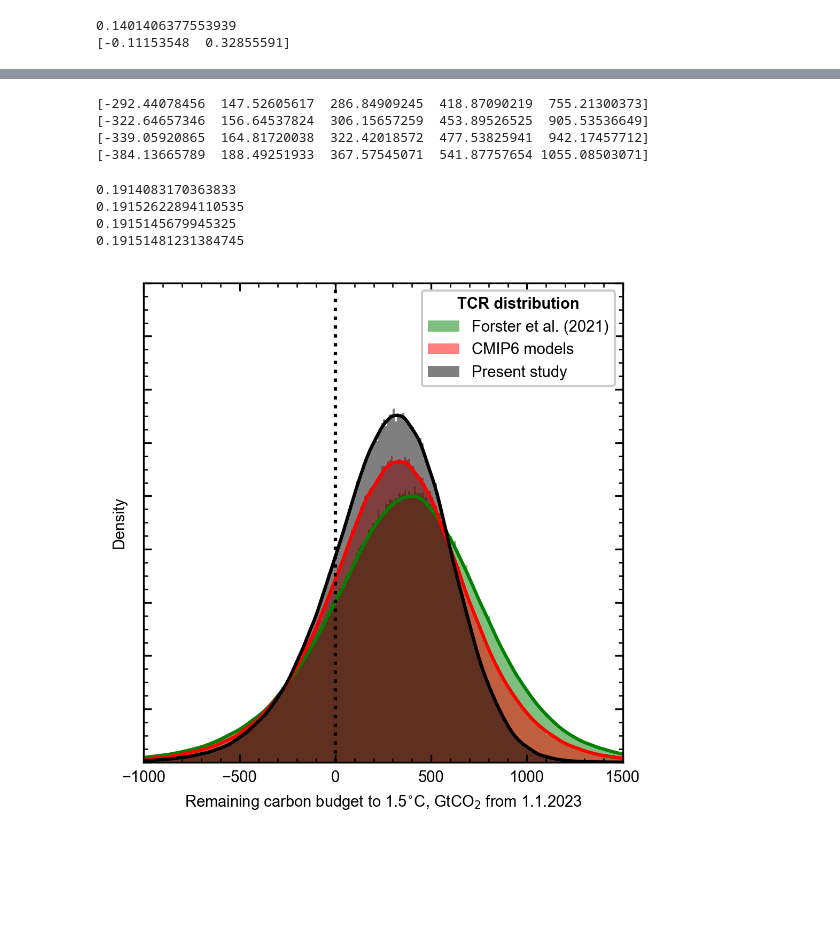
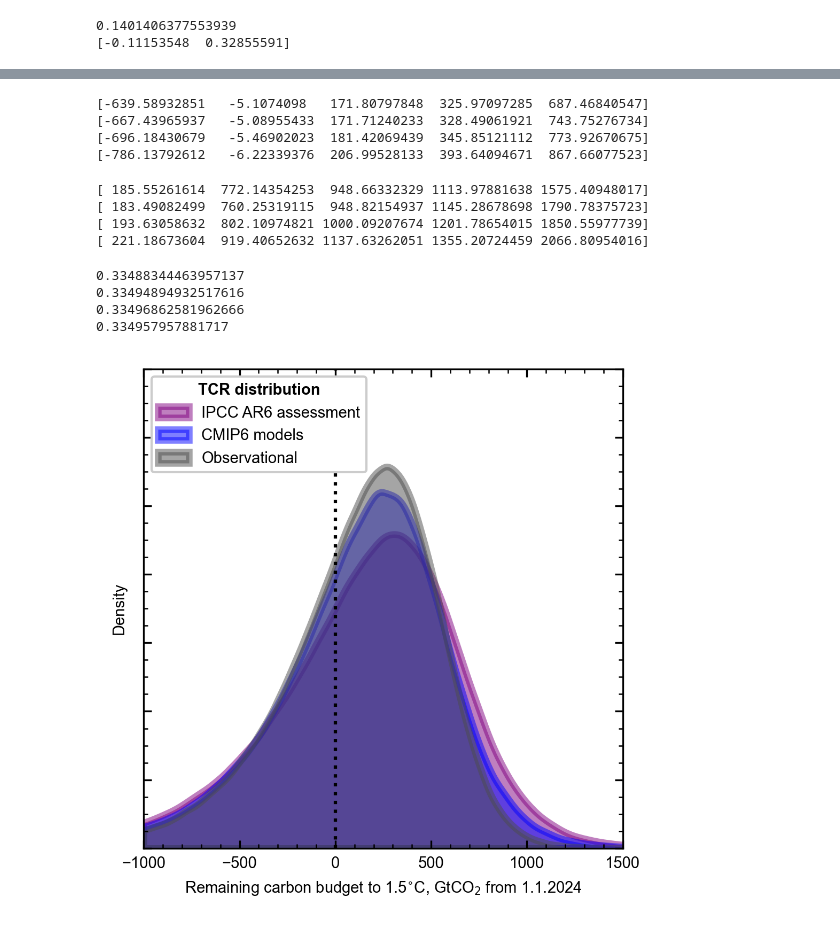
Before and after one commit to chrisroadmap/storelvmo-2025, a Jupyter notebook: notebooks/carbon_budget_calculations.ipynb, the cells around one changed output, grey strips where cells are left out. Drawn from its saved outputs; the diff is of its cells as text; code cells hidden in the pictures; blank space fills up the shorter version.

```diff
--- a/notebooks/carbon_budget_calculations.ipynb
+++ b/notebooks/carbon_budget_calculations.ipynb
@@ -24,5 +16,6 @@ please provide us feedback at https://github.com/pandas-dev/pandas/issues/54466
 # %%
-Z95 = st.norm.ppf(0.95)  # 90% range
+Z95 = st.norm.ppf(0.95)  # 90% range around central
+Z97_5 = st.norm.ppf(0.975)  # 95% range around central
 # %%
 models = {
     'UKESM1-0-LL'  :  np.array([0.57,   2.79,   3.151564051]),
@@ -157,8 +150,11 @@ rcb(T_lim, T_anth, f_nc, 2)
 data_df = pd.read_excel('../data/TCR_Chris.xlsx', engine='openpyxl', skipfooter=10)
 data_df.set_index('Model', inplace=True)
 #data_df.drop(['Unnamed: 8', 'Unnamed: 9', 'Unnamed: 10'], axis=1, inplace=True)
-tcr_obs_mean = data_df.loc['Observation', 'TCR_est']
-tcr_obs_std = data_df.loc['Observation', 'TCR.std_est']
+#tcr_obs_mean = data_df.loc['Observation', 'TCR_est']
+#tcr_obs_std = data_df.loc['Observation', 'TCR.std_est']
+# update from Trude:
+tcr_obs_mean = 2.17
+tcr_obs_std = 0.6/Z97_5
 data_df.drop(['Observation'], axis=0, inplace=True)
 data_df
 # %% [output]
@@ -268,11 +264,11 @@ print(np.percentile(f_nc_flat, (5,95)))
 0.1401406377553939
 [-0.11153548  0.32855591]
 # %%
-# anthropogenic warming is from IGCC 2022 for 2013-22, then extrapolated to 2022 year end value using 0.2C/decade
-# see table 6 in https://essd.copernicus.org/articles/15/2295/2023/essd-15-2295-2023.pdf
-warming_pc05 = 1.0
-warming_pc50 = 1.24
-warming_pc95 = 1.5
+# anthropogenic warming is from IGCC 2023 for 2023 single year
+# see table 6 in https://essd.copernicus.org/articles/16/2625/2024/#section7
+warming_pc05 = 1.1
+warming_pc50 = 1.31
+warming_pc95 = 1.7
 
 def fit_skewnorm(x):
     q05,q50,q95 = st.skewnorm.ppf((0.05,0.50,0.95), x[0], loc=x[1], scale=x[2])
@@ -280,6 +276,6 @@ def fit_skewnorm(x):
 
 params = root(fit_skewnorm, [4, 1.18, 0.1]).x
 #params
-pl.plot(np.arange(0.9,1.61,0.01), st.skewnorm.pdf(np.arange(0.9,1.61,0.01), params[0], loc=params[1], scale=params[2]));
+pl.plot(np.arange(0.9,2.01,0.01), st.skewnorm.pdf(np.arange(0.9,2.01,0.01), params[0], loc=params[1], scale=params[2]));
 T_anth = st.skewnorm.rvs(params[0], loc=params[1], scale=params[2], size=SAMPLES)
 # %% [output]
@@ -294,10 +290,24 @@ print(np.percentile(rcb_est, (5,33,50,67,95)))
 print(np.percentile(rcb_rep, (5,33,50,67,95)))
 print(np.percentile(rcb_ar6, (5,33,50,67,95)))
 # %% [output]
-[-292.44078456  147.52605617  286.84909245  418.87090219  755.21300373]
-[-322.64657346  156.64537824  306.15657259  453.89526525  905.53536649]
-[-339.05920865  164.81720038  322.42018572  477.53825941  942.17457712]
-[-384.13665789  188.49251933  367.57545071  541.87757654 1055.08503071]
+[-639.58932851   -5.1074098   171.80797848  325.97097285  687.46840547]
+[-667.43965937   -5.08955433  171.71240233  328.49061921  743.75276734]
+[-696.18430679   -5.46902023  181.42069439  345.85121112  773.92670675]
+[-786.13792612   -6.22339376  206.99528133  393.64094671  867.66077523]
+# %%
+rcb_obs2 = rcb(2.0, T_anth, f_nc, tcre_obs, offset=offset)
+rcb_est2 = rcb(2.0, T_anth, f_nc, tcre_est, offset=offset)
+rcb_rep2 = rcb(2.0, T_anth, f_nc, tcre_rep, offset=offset)
+rcb_ar62 = rcb(2.0, T_anth, f_nc, tcre_ar6, offset=offset)
+print(np.percentile(rcb_obs2, (5,33,50,67,95)))
+print(np.percentile(rcb_est2, (5,33,50,67,95)))
+print(np.percentile(rcb_rep2, (5,33,50,67,95)))
+print(np.percentile(rcb_ar62, (5,33,50,67,95)))
+# %% [output]
+[ 185.55261614  772.14354253  948.66332329 1113.97881638 1575.40948017]
+[ 183.49082499  760.25319115  948.82154937 1145.28678698 1790.78375723]
+[ 193.63058632  802.10974821 1000.09207674 1201.78654015 1850.55977739]
+[ 221.18673604  919.40652632 1137.63262051 1355.20724459 2066.80954016]
 # %%
 rcb_obs_kde = st.gaussian_kde(rcb_obs)
 rcb_est_kde = st.gaussian_kde(rcb_est)
@@ -310,10 +320,10 @@ print(rcb_est_kde.integrate_box_1d(-np.inf, 0))
 print(rcb_rep_kde.integrate_box_1d(-np.inf, 0))
 print(rcb_ar6_kde.integrate_box_1d(-np.inf, 0))
 # %% [output]
-0.1914083170363833
-0.19152622894110535
-0.1915145679945325
-0.19151481231384745
+0.33488344463957137
+0.33494894932517616
+0.33496862581962666
+0.334957957881717
 # %%
 # set figure style
 pl.rcParams['figure.figsize'] = (8.9/2.54, 8.9/2.54)
@@ -330,29 +340,29 @@ pl.rcParams['axes.axisbelow'] = False
 # %%
 limits = np.arange(-1000, 1501, 10)
 kde_limits = np.arange(-1000, 1501, 10)
 
 fig, ax = pl.subplots()
 
-ax.hist(rcb_ar6, density=True, alpha=0.5, bins=limits, label='Forster et al. (2021)', color='g', linewidth=0);
-ax.hist(rcb_rep, density=True, alpha=0.5, bins=limits, label='CMIP6 models', color='r', linewidth=0);
-#ax.hist(rcb_est, density=True, alpha=0.5, bins=limits, label='CMIP6 estimated TCR', color='b', linewidth=0)
-ax.hist(rcb_obs, density=True, alpha=0.5, bins=limits, label='Present study', color='k', linewidth=0);
-ax.plot(kde_limits, rcb_ar6_kde(kde_limits), color='g')
-ax.plot(kde_limits, rcb_rep_kde(kde_limits), color='r')
+#ax.hist(rcb_ar6, density=True, alpha=0.5, bins=limits, label='IPCC AR6 assessment', color='purple', linewidth=0);
+#ax.hist(rcb_rep, density=True, alpha=0.5, bins=limits, label='CMIP6 models', color='b', linewidth=0);
+##ax.hist(rcb_est, density=True, alpha=0.5, bins=limits, label='CMIP6 estimated TCR', color='b', linewidth=0)
+#ax.hist(rcb_obs, density=True, alpha=0.5, bins=limits, label='Observational', color='0.3', linewidth=0);
+ax.fill_between(kde_limits, 0, rcb_ar6_kde(kde_limits), color='purple', alpha=0.5, lw=3, label='IPCC AR6 assessment')
+ax.fill_between(kde_limits, 0, rcb_rep_kde(kde_limits), color='b', alpha=0.5, lw=3, label='CMIP6 models')
 #ax.plot(kde_limits, rcb_est_kde(kde_limits), color='b')
-ax.plot(kde_limits, rcb_obs_kde(kde_limits), color='k')
+ax.fill_between(kde_limits, 0, rcb_obs_kde(kde_limits), color='0.3', alpha=0.5, lw=3, label='Observational')
 ax.axvline(0, ls=':', color='k')
 
-ax.set_ylim(0, 0.0018)
+ax.set_ylim(0, 0.0014)
 ax.set_yticklabels([])
 ax.set_xlim(limits[0], limits[-1])
-ax.legend(framealpha=1, title='TCR distribution', title_fontproperties={'weight':'bold'})
-ax.set_xlabel(r'Remaining carbon budget to 1.5$^{\circ}$C, GtCO$_2$ from 1.1.2023')
+ax.legend(framealpha=1, frameon=True, loc='upper left', title='TCR distribution', title_fontproperties={'weight':'bold'})
+ax.set_xlabel(r'Remaining carbon budget to 1.5$^{\circ}$C, GtCO$_2$ from 1.1.2024')
 ax.set_ylabel('Density')
 ax.set_title('')
 pl.tight_layout()
 
 pl.savefig('../figures/rcb.png')
 pl.savefig('../figures/rcb.pdf')
 # %% [output]
-[figure, old version]
+[figure, new version]
```
Also changed, not shown: parts of 5 cells of this notebook, 2 other files.
